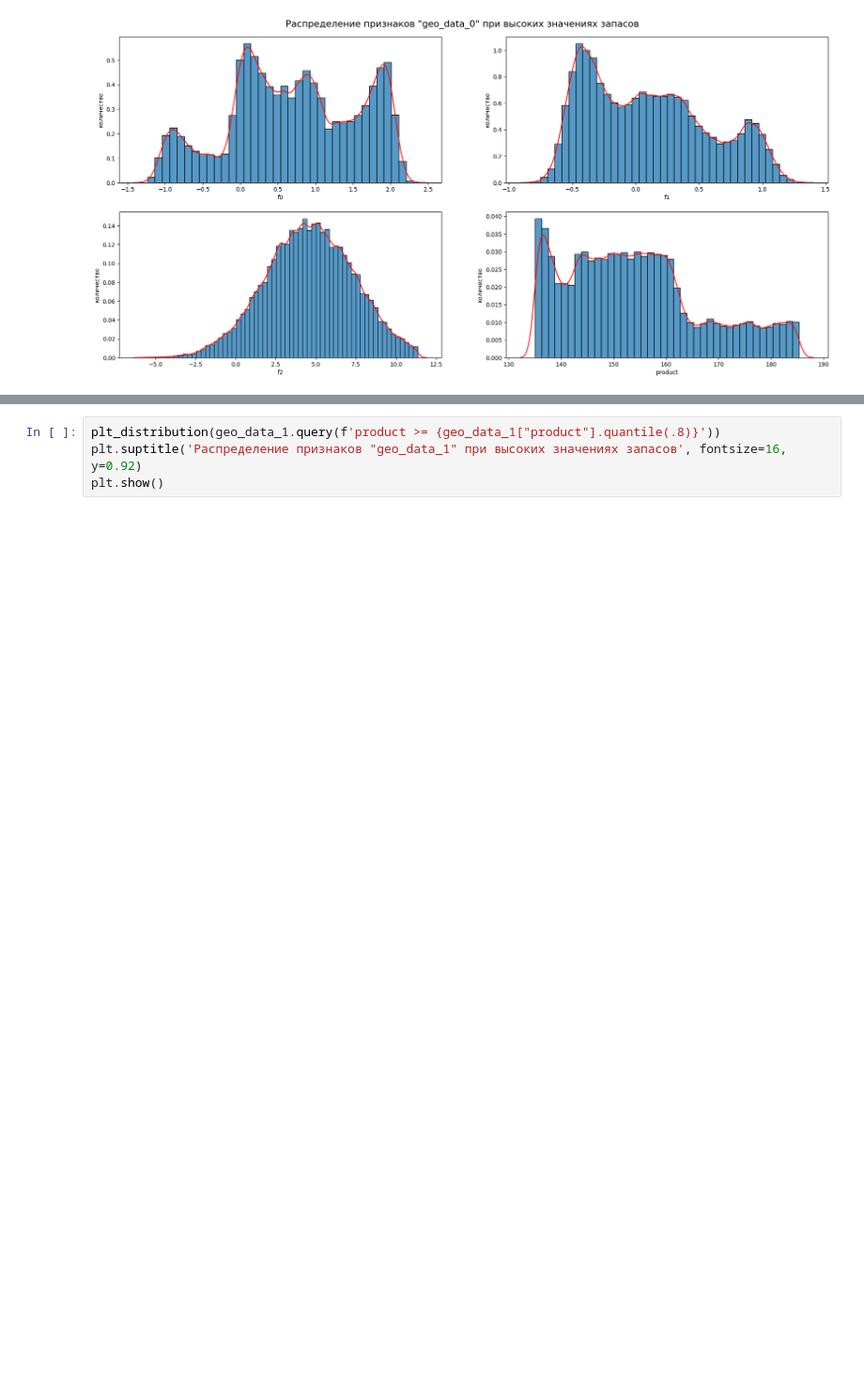
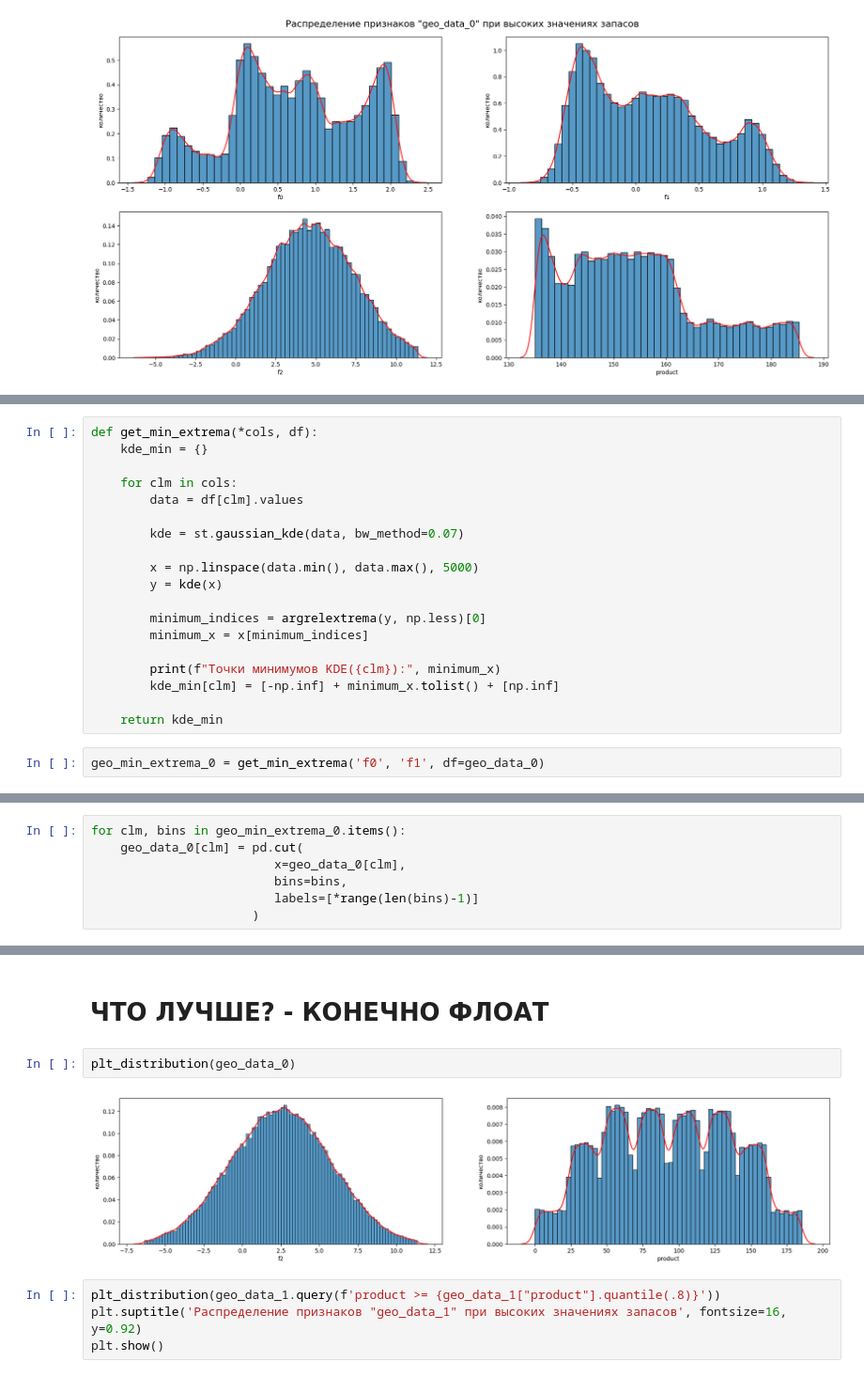
Before and after one commit to serguntsov/geo_well_ml, a Jupyter notebook: where_to_drill_a_well.ipynb, the cells around one changed output, grey strips where cells are left out. Shown at 94% size. Cells and saved outputs as stored; diff of their text form; blank space fills up the shorter version.

```diff
--- a/where_to_drill_a_well.ipynb
+++ b/where_to_drill_a_well.ipynb
@@ -342,0 +345,21 @@ plt.show()
+# %%
+def get_min_extrema(*cols, df):
+    kde_min = {}
+
+    for clm in cols:
+        data = df[clm].values
+
+        kde = st.gaussian_kde(data, bw_method=0.07)
+
+        x = np.linspace(data.min(), data.max(), 5000)
+        y = kde(x)
+
+        minimum_indices = argrelextrema(y, np.less)[0]
+        minimum_x = x[minimum_indices]
+
+        print(f"Точки минимумов KDE({clm}):", minimum_x)
+        kde_min[clm] = [-np.inf] + minimum_x.tolist() + [np.inf]
+
+    return kde_min
+# %%
+geo_min_extrema_0 = get_min_extrema('f0', 'f1', df=geo_data_0)
@@ -342,0 +369,7 @@ plt.show()
+# %%
+for clm, bins in geo_min_extrema_0.items():
+    geo_data_0[clm] = pd.cut(
+                         x=geo_data_0[clm],
+                         bins=bins,
+                         labels=[*range(len(bins)-1)]
+                      )
@@ -343,3 +392,9 @@ plt.show()
+# %% [markdown]
+# ЧТО ЛУЧШЕ? - КОНЕЧНО ФЛОАТ
+# %%
+plt_distribution(geo_data_0)
+# %% [output]
+[figure, added]
 # %%
 plt_distribution(geo_data_1.query(f'product >= {geo_data_1["product"].quantile(.8)}'))
 plt.suptitle('Распределение признаков "geo_data_1" при высоких значениях запасов', fontsize=16, y=0.92)
```
Also changed, not shown: parts of 9 cells of this notebook.
